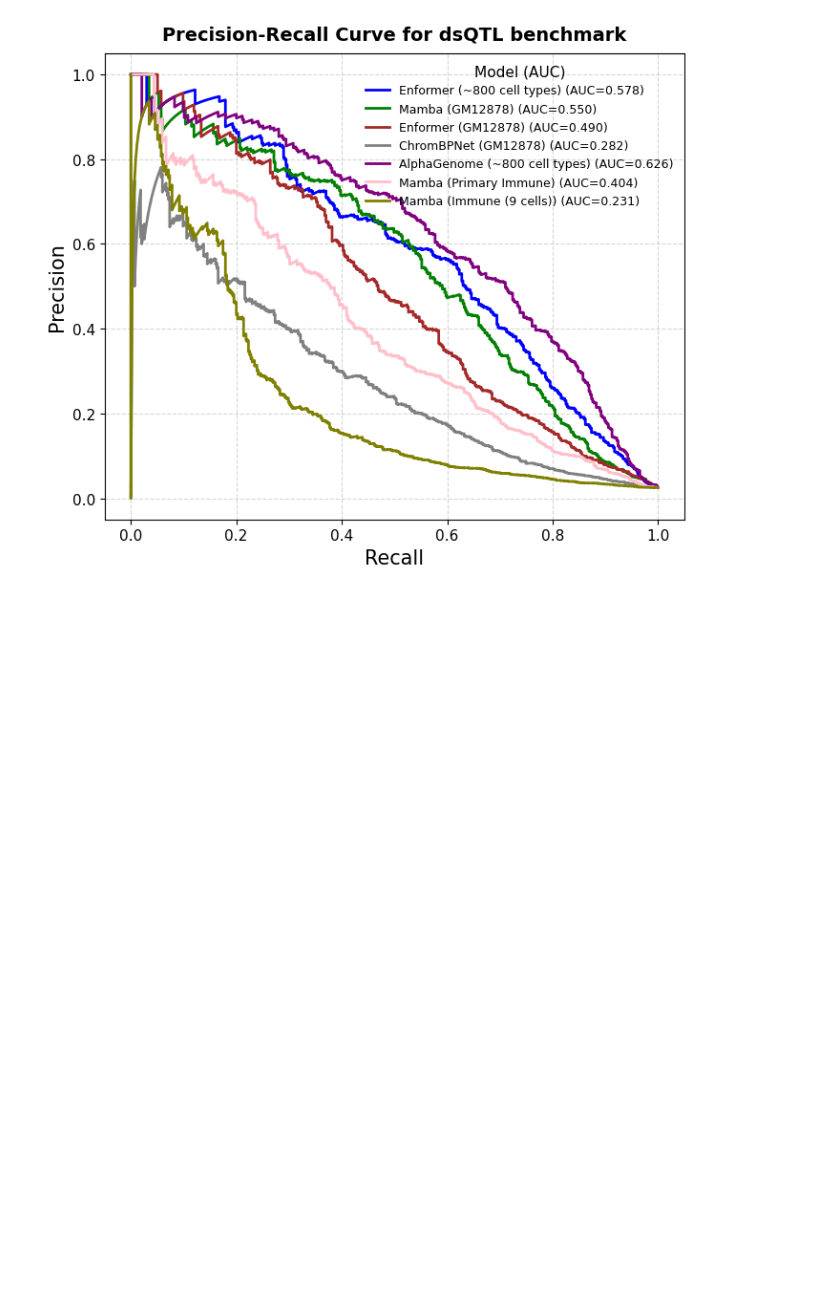
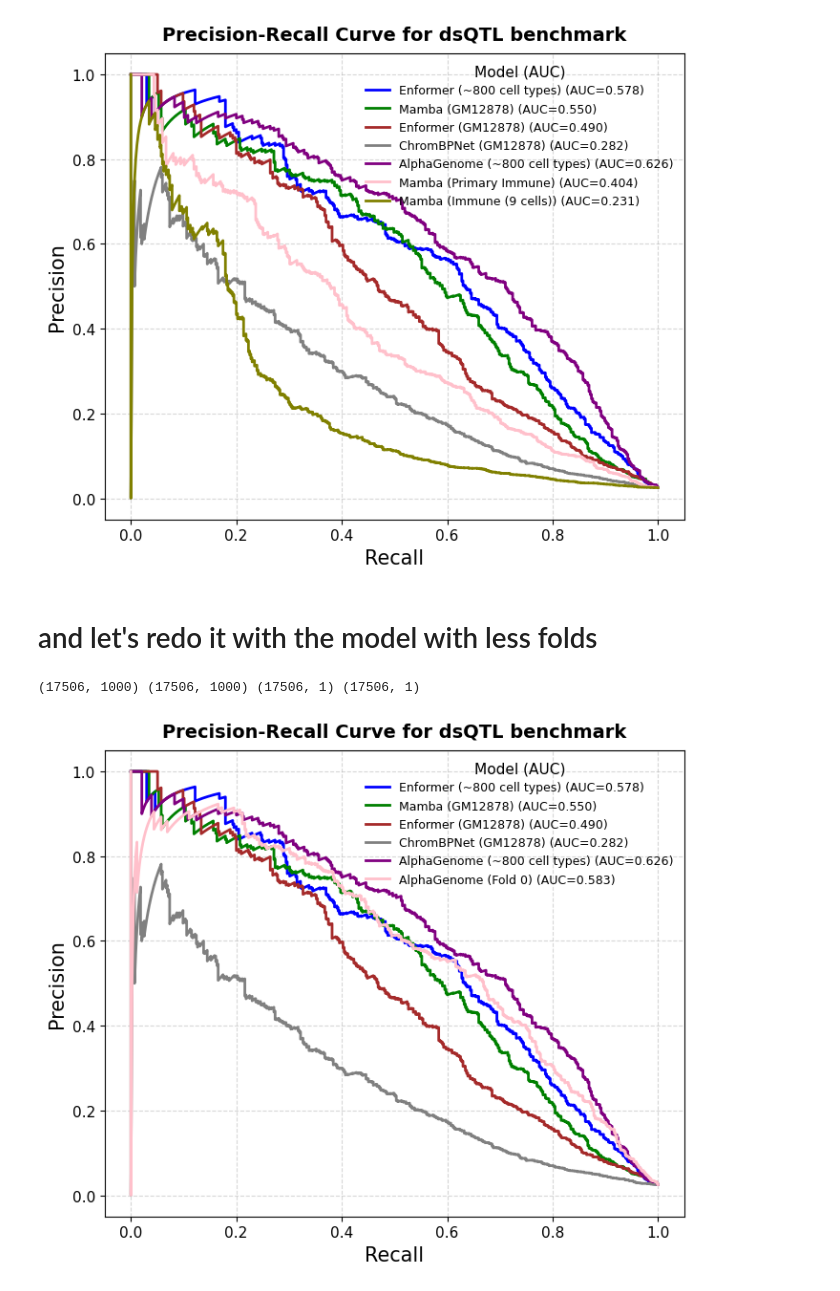
Before and after one commit to Sarthak-Ti/caduceus, a Jupyter notebook: code_test/dsQTL_benchmark6.ipynb, the cells around one changed output. Saved outputs shown, nothing was run; the diff lists cells and outputs as text; code cells hidden in the pictures; blank space fills up the shorter version.

```diff
--- a/code_test/dsQTL_benchmark6.ipynb
+++ b/code_test/dsQTL_benchmark6.ipynb
@@ -229,3 +229,13 @@ plot_selected_metric(files, labels, metric_name='logfc', sort_legend_by_auc=Fals
 # %%
 #so this is interesting, basically it's better here for primary immune than other things... hmmmmmmm
 #much better than the one pretrained on a subset of cell types...
+# %% [markdown]
+# and let's redo it with the model with less folds
+# %%
+files = ['enformer_dsqtl.npy', 'nomlm_maskonly.npy', 'enformer_dsqtl_retrained-dsqtl.npy', '.npz', 'alphagenome_dsqtl.zarr', 'alphagenome_dsqtl_fold0.zarr']
+titles = ['Enformer (~800 cell types)', 'Mamba (GM12878)',
+                    'Enformer (GM12878)', 'ChromBPNet (GM12878)', 'AlphaGenome (~800 cell types)', 'AlphaGenome (Fold 0)']
+plot_selected_metric(files, labels, metric_name='logfc', sort_legend_by_auc=False, enformer_center=True, titles=titles, title='Precision-Recall Curve for dsQTL benchmark')
+# %% [output]
+(17506, 1000) (17506, 1000) (17506, 1) (17506, 1)
+[figure, added]
```
Also changed, not shown: parts of 1 cell of this notebook, 9 other files.
